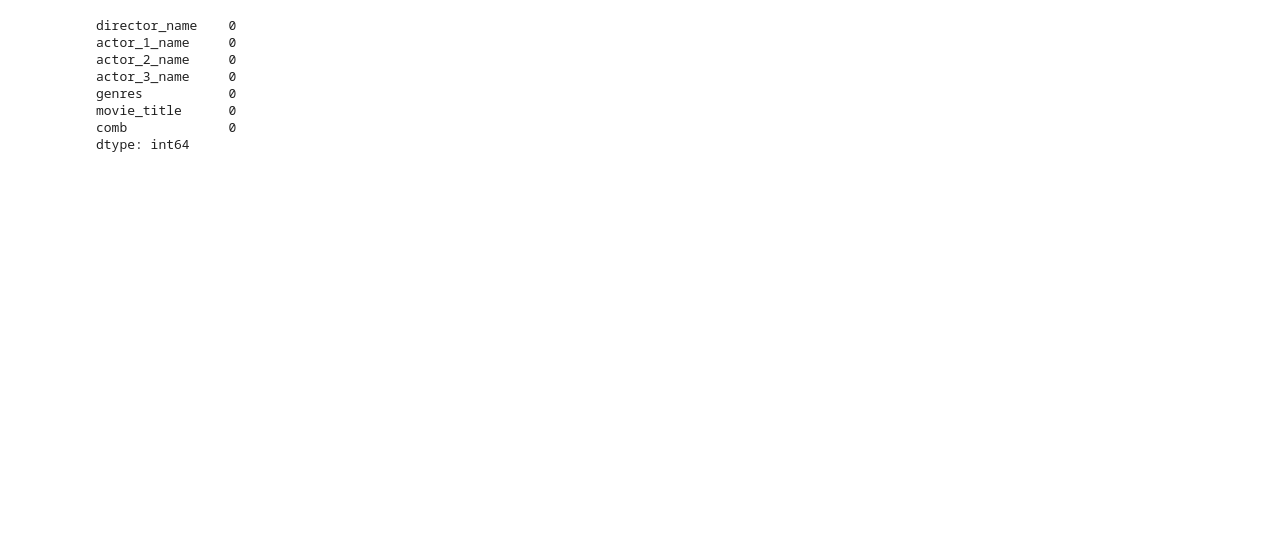
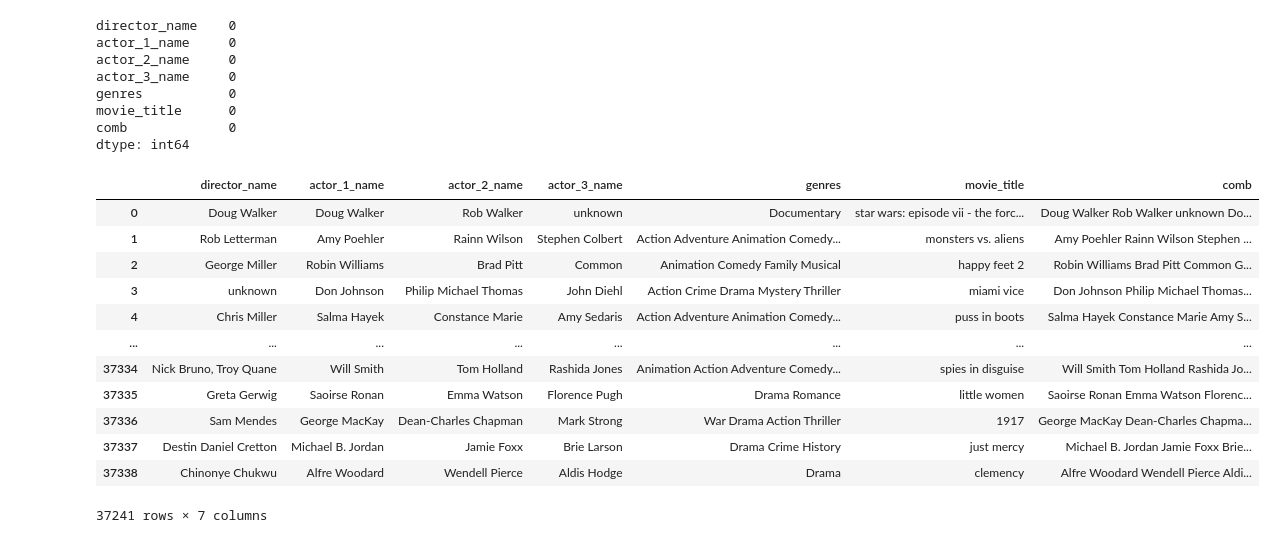
Before and after one commit to govardhanshah456/Movie_Recommendation_System, a Jupyter notebook: Preprocessing/PreProcessing4.ipynb, the cells around one changed output. Saved outputs shown, nothing was run; the diff lists cells and outputs as text; code cells hidden in the pictures; blank space fills up the shorter version.

```diff
--- a/Preprocessing/PreProcessing4.ipynb
+++ b/Preprocessing/PreProcessing4.ipynb
@@ -278,6 +280,24 @@ genres           0
 movie_title      0
 comb             0
 dtype: int64
+# %%
+new_df.drop_duplicates(subset ="movie_title", keep = 'last', inplace = True)
+# %%
+new_df
+# %% [output]
+|  | director_name | actor_1_name | actor_2_name | actor_3_name | genres | movie_title | comb |
+| 0 | Doug Walker | Doug Walker | Rob Walker | unknown | Documentary | star wars: episode vii - the forc... | Doug Walker Rob Walker unknown Do... |
+| 1 | Rob Letterman | Amy Poehler | Rainn Wilson | Stephen Colbert | Action Adventure Animation Comedy... | monsters vs. aliens | Amy Poehler Rainn Wilson Stephen ... |
+| 2 | George Miller | Robin Williams | Brad Pitt | Common | Animation Comedy Family Musical | happy feet 2 | Robin Williams Brad Pitt Common G... |
+| 3 | unknown | Don Johnson | Philip Michael Thomas | John Diehl | Action Crime Drama Mystery Thriller | miami vice | Don Johnson Philip Michael Thomas... |
+| 4 | Chris Miller | Salma Hayek | Constance Marie | Amy Sedaris | Action Adventure Animation Comedy... | puss in boots | Salma Hayek Constance Marie Amy S... |
+| ... | ... | ... | ... | ... | ... | ... | ... |
+| 37334 | Nick Bruno, Troy Quane | Will Smith | Tom Holland | Rashida Jones | Animation Action Adventure Comedy... | spies in disguise | Will Smith Tom Holland Rashida Jo... |
+| 37335 | Greta Gerwig | Saoirse Ronan | Emma Watson | Florence Pugh | Drama Romance | little women | Saoirse Ronan Emma Watson Florenc... |
+| 37336 | Sam Mendes | George MacKay | Dean-Charles Chapman | Mark Strong | War Drama Action Thriller | 1917 | George MacKay Dean-Charles Chapma... |
+| 37337 | Destin Daniel Cretton | Michael B. Jordan | Jamie Foxx | Brie Larson | Drama Crime History | just mercy | Michael B. Jordan Jamie Foxx Brie... |
+| 37338 | Chinonye Chukwu | Alfre Woodard | Wendell Pierce | Aldis Hodge | Drama | clemency | Alfre Woodard Wendell Pierce Aldi... |
+37241 rows × 7 columns
 # %%
 #getting new dataset having all 2018 movies
 new_df.to_csv('2019_Movie_data.csv',index=False)
```
Also changed, not shown: parts of 5 cells of this notebook.
